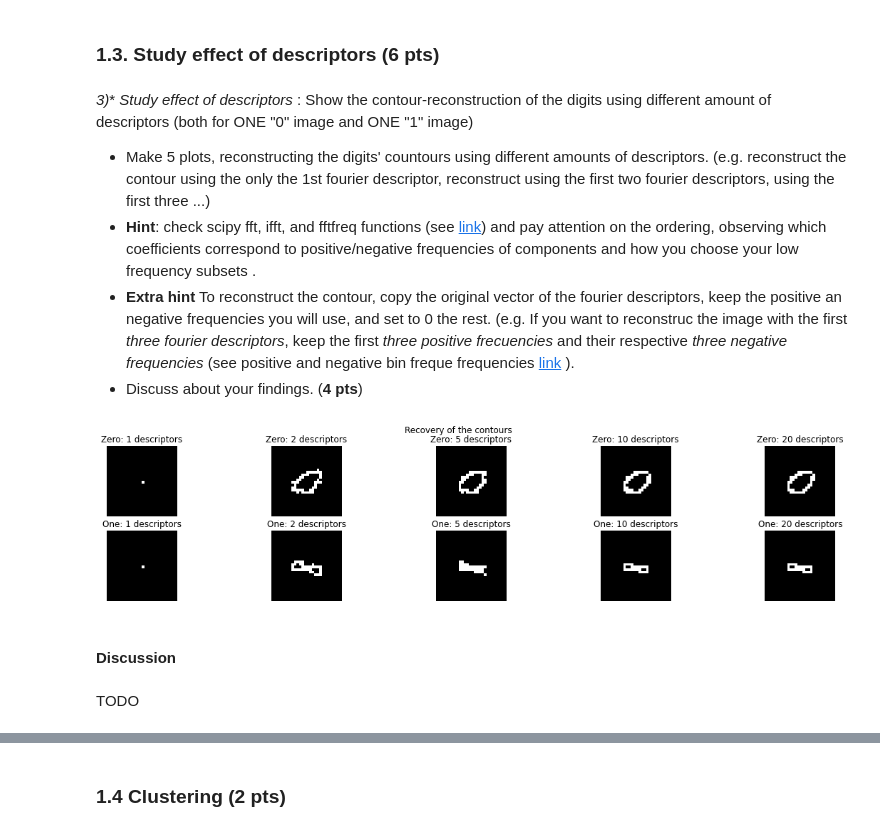
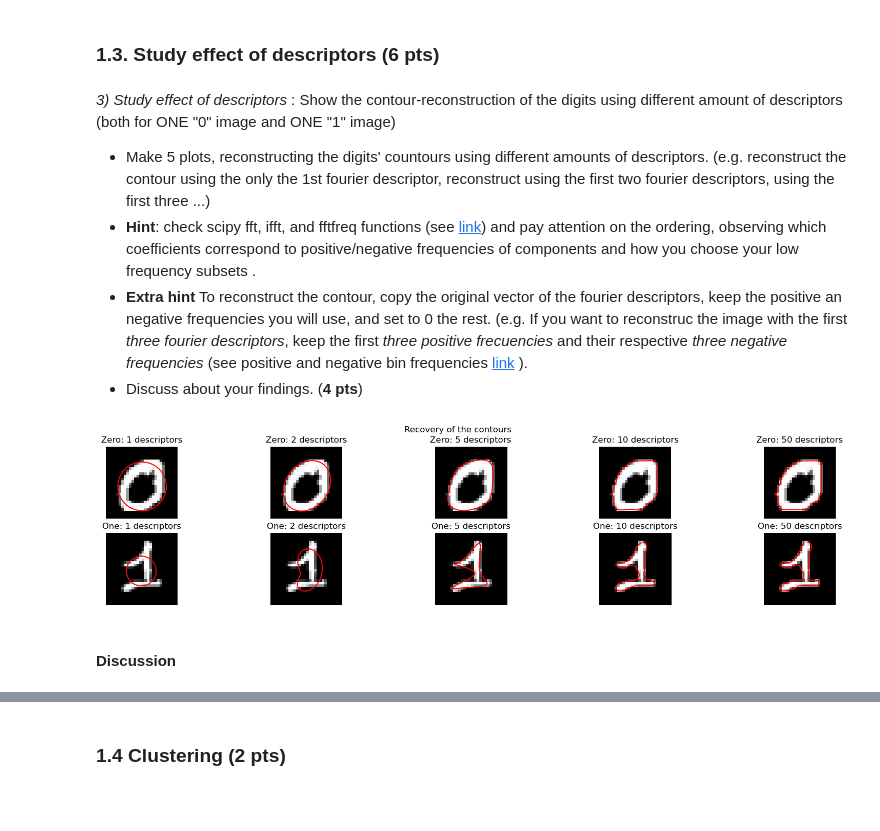
Before and after one commit to alexiaDorm/iapr-lab, a Jupyter notebook: lab_02_object_description_AD.ipynb, the cells around one changed output, grey strips where cells are left out. Drawn from its saved outputs; the diff is of its cells as text; code cells hidden in the pictures; blank space fills up the shorter version.

```diff
--- a/lab_02_object_description_AD.ipynb
+++ b/lab_02_object_description_AD.ipynb
@@ -241,11 +282,10 @@ To make the fourier descriptors comparable, we need the contours to be interpola
 # %% [markdown]
 ### 1.3. Study effect of descriptors (6 pts)
 # %% [markdown]
-*3)** *Study effect of descriptors* : Show the contour-reconstruction of the digits using different amount of descriptors (both for ONE "0" image and ONE "1" image)
+*3)* *Study effect of descriptors* : Show the contour-reconstruction of the digits using different amount of descriptors (both for ONE "0" image and ONE "1" image)
 - Make 5 plots, reconstructing the digits' countours using different amounts of descriptors. (e.g. reconstruct the contour using the only the 1st fourier descriptor, reconstruct using the first two fourier descriptors,  using the first three ...)
 - **Hint**: check scipy fft, ifft, and fftfreq functions (see [link](https://docs.scipy.org/doc/scipy/tutorial/fft.html)) and pay attention on the ordering, observing which coefficients correspond to positive/negative frequencies of components and how you choose your low frequency subsets .
-- **Extra hint** To reconstruct the contour, copy the original vector of the fourier descriptors, keep the positive an negative frequencies you will use, and set to 0 the rest. (e.g. If you want to reconstruc the image with the first _three fourier descriptors_, keep the first _three positive frecuencies_ and their respective _three negative frequencies_ (see positive and negative bin freque
-    frequencies [link](https://docs.scipy.org/doc/scipy/reference/generated/scipy.fft.fftfreq.html#scipy.fft.fftfreq) ).
+- **Extra hint** To reconstruct the contour, copy the original vector of the fourier descriptors, keep the positive an negative frequencies you will use, and set to 0 the rest. (e.g. If you want to reconstruc the image with the first _three fourier descriptors_, keep the first _three positive frecuencies_ and their respective _three negative frequencies_ (see positive and negative bin frequencies [link](https://docs.scipy.org/doc/scipy/reference/generated/scipy.fft.fftfreq.html#scipy.fft.fftfreq) ).
 - Discuss about your findings. (**4 pts**)
 # %%
 # Define increasing set sizes of the descriptors. You can also change these numbers.
@@ -257,55 +297,50 @@ one = ones_im[1]
 # %%
-#Get the descriptors for both image
+# get the descriptors for both imaged
 zero_descriptors = get_descriptors(zero, 100)
 one_descriptors = get_descriptors(one, 100)
 
 zero_reconst, one_reconst = [],[]
 for s in descr_set_sizes:
-    #Do it for the zero image
+    # reconstruct the zero image using the first s descriptors
     zero_coeff = np.zeros_like(zero_descriptors)
-    zero_coeff[:,:s] = zero_descriptors[:,:s] #positive freq
-    zero_coeff[:,:-(s-1)] = zero_descriptors[:,:-(s-1)] #negative freq
+    zero_coeff[:s] = zero_descriptors[:s] #positive freq
+    zero_coeff[-s:] = zero_descriptors[-s:] #negative freq
 
-    #Inverse fourier transform of the selected coeff
-    reconst_idx = scipy.fft.ifft2(zero_coeff).real.transpose()
-    reconst_idx = np.unique([[round(x[0]), round(x[1])] for x in reconst_idx], axis=0)
+    # inverse Fourier transform of the selected coeff
+    contour_zero = ifft(zero_coeff)
+    zero_reconst.append(contour_zero)
 
-    reconst = np.zeros_like(zero)
-    reconst[reconst_idx[:,0], reconst_idx[:,1]] = 1
-    zero_reconst.append(reconst)
+    # reconstruct the one image using the first s descriptors
+    one_coeff = np.zeros_like(one_descriptors)
+    one_coeff[:s] = one_descriptors[:s] #positive freq
+    one_coeff[-s:] = one_descriptors[-s:] #negative freq
 
-    #Do it for the one image
-    one_coeff = np.zeros_like(one_descriptors)
-    one_coeff[:,:s] = one_descriptors[:,:s] #positive freq
-    one_coeff[:,:-(s-1)] = one_descriptors[:,:-(s-1)] #negative freq
+    # inverse fourier transform of the selected coeff
+    contour_one  = ifft(one_coeff)
+    one_reconst.append(contour_one)
 
-
-    #Inverse fourier transform of the selected coeff
-    reconst_idx = scipy.fft.ifft2(one_coeff).real.transpose()
-    reconst_idx = np.unique([[round(x[0]), round(x[1])] for x in reconst_idx], axis=0)
-
-    reconst = np.zeros_like(one)
-    reconst[reconst_idx[:,0], reconst_idx[:,1]] = 1
-    one_reconst.append(reconst)
+# convert complex into coordinates
+zero_reconst = np.array([[x.real, x.imag] for x in zero_reconst])
+one_reconst = np.array([[x.real, x.imag] for x in one_reconst])
 # %%
 # On each of the 5 plots you will show the recovery for a "0" and a "1" (used the same axis for both a "0" and a "1").
 
 fig, axes = plt.subplots(2, 5, figsize=(20, 4))
 for i in range(0,  5):
-    axes[0,i].imshow(zero_reconst[i], cmap='gray')
+    axes[0,i].imshow(zero, cmap='gray')
+    axes[0,i].plot(zero_reconst[i][0], zero_reconst[i][1], 'r')
     axes[0,i].axis('off')
     axes[0,i].set_title(f'Zero: {descr_set_sizes[i]} descriptors')
 
 for i in range(0,  5):
-    axes[1,i].imshow(one_reconst[i], cmap='gray')
+    axes[1,i].imshow(one, cmap='gray')
+    axes[1,i].plot(one_reconst[i][0], one_reconst[i][1], 'r')
     axes[1,i].axis('off')
     axes[1,i].set_title(f'One: {descr_set_sizes[i]} descriptors')
 
 fig.suptitle("Recovery of the contours")
 plt.show()
 # %% [output]
-[figure, old version]
+[figure, new version]
 # %% [markdown]
 #### Discussion
-# %% [markdown]
-TODO
```
Also changed, not shown: parts of 32 cells of this notebook.
